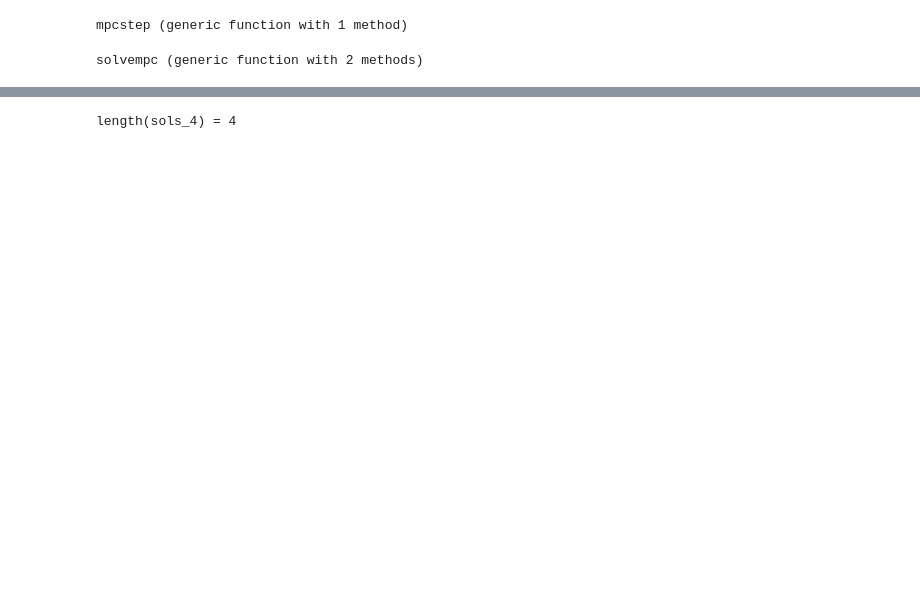
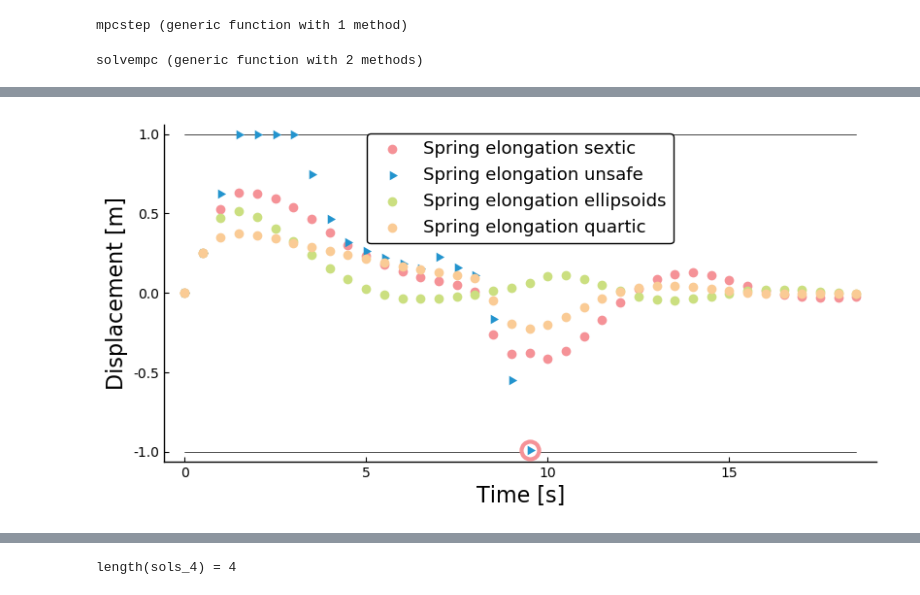
Before and after one commit to blegat/SwitchOnSafety.jl, a Jupyter notebook: examples/model_predictive_control.ipynb, the cells around one changed output, grey strips where cells are left out. Cells and saved outputs as stored; diff of their text form; code cells hidden in the pictures; blank space fills up the shorter version.

Commit message:
Update cruise control

```diff
--- a/examples/model_predictive_control.ipynb
+++ b/examples/model_predictive_control.ipynb
@@ -319,0 +384,22 @@ feasible = true
+# %%
+import Plots
+Plots.pyplot()
+_savefig(name) = Plots.savefig("/home/blegat/Dropbox/Research/Images/CruiseControlPoly$name.eps");
+#XY = [("unsafe 8", XYko["unsafe 8"])];
+XY = XYok;
+plotsize = (800, 400);
+# colors taken from https://previews.123rf.com/images/capacitorphoto/capacitorphoto1410/capacitorphoto141000191/32438941-Graph-Icon-color-set-illustration--Stock-Vector.jpg
+red = Plots.RGBA(((0xf5, 0x92, 0x97) ./ 255)...)
+gre = Plots.RGBA(((0xcb, 0xdf, 0x80) ./ 255)...)
+blu = Plots.RGBA(((0x23, 0x94, 0xce) ./ 255)...)
+ora = Plots.RGBA(((0xfa, 0xcb, 0x95) ./ 255)...)
+yel = Plots.RGBA(((0xf2, 0xf0, 0x8b) ./ 255)...)
+colors = Dict("unsafe" => blu, "ellipsoids" => gre, "quadratic" => yel,
+              "quartic" => ora, "sextic" => red);
+function baseplot(ylabel, yticks)
+    Plots.plot(legendfont=Plots.font(13), guidefont=Plots.font(16), tickfont=Plots.font(10), grid=false,
+               ylabel=ylabel, yticks=yticks, size=plotsize, xlabel="Time [s]")
+end
+function limit_line(t1, t2, y)
+    Plots.plot!([t1, t2], [y, y], linewidth=0.5, color=:black, label="")
+end
@@ -319,0 +440,22 @@ feasible = true
+# %%
+baseplot("Displacement [m]", [-D, -D/2, 0.0, D/2, D]) #, ylims=(-(D+0.05), D+0.55))
+limit_line(t[1], t[end], -D)
+limit_line(t[1], t[end], D)
+for (s, (x, y)) in XY
+    dist = x[:, 1]
+    issafe = s[1] != 'u'
+    ms = 7 + (issafe ? 0 : 1)
+    if !issafe
+        # Choose from :none,:auto,:circle,:rect,:star5,:diamond,:hexagon,:cross,:xcross,:utriangle,:dtriangle,:rtriangle,:ltriangle,:pentagon,:heptagon,:octagon,:star4,:star6,:star7,:star8,:vline,:hline,:+,:x].
+
+        Plots.scatter!([t[length(dist)]], [dist[end]], markersize=ms+5, markerstrokewidth=3,
+            markershape=:circle, markercolor=:white, markerstrokecolor = red, label="")#, label="Constraint violation for $s")
+    end
+    Plots.scatter!(t[1:length(dist)], dist, label="Spring elongation $s", color = colors[s],
+        markersize=ms, markershape=issafe ? :circle : :rtriangle, markerstrokewidth=0)
+end
+Plots.plot!()
+#Plots.plot!(tswitch, [-.5, .5], label="")
+_savefig("Elongation")
+# %% [output]
+[figure, added]
```
Also changed, not shown: parts of 32 cells of this notebook, 2 other files.
